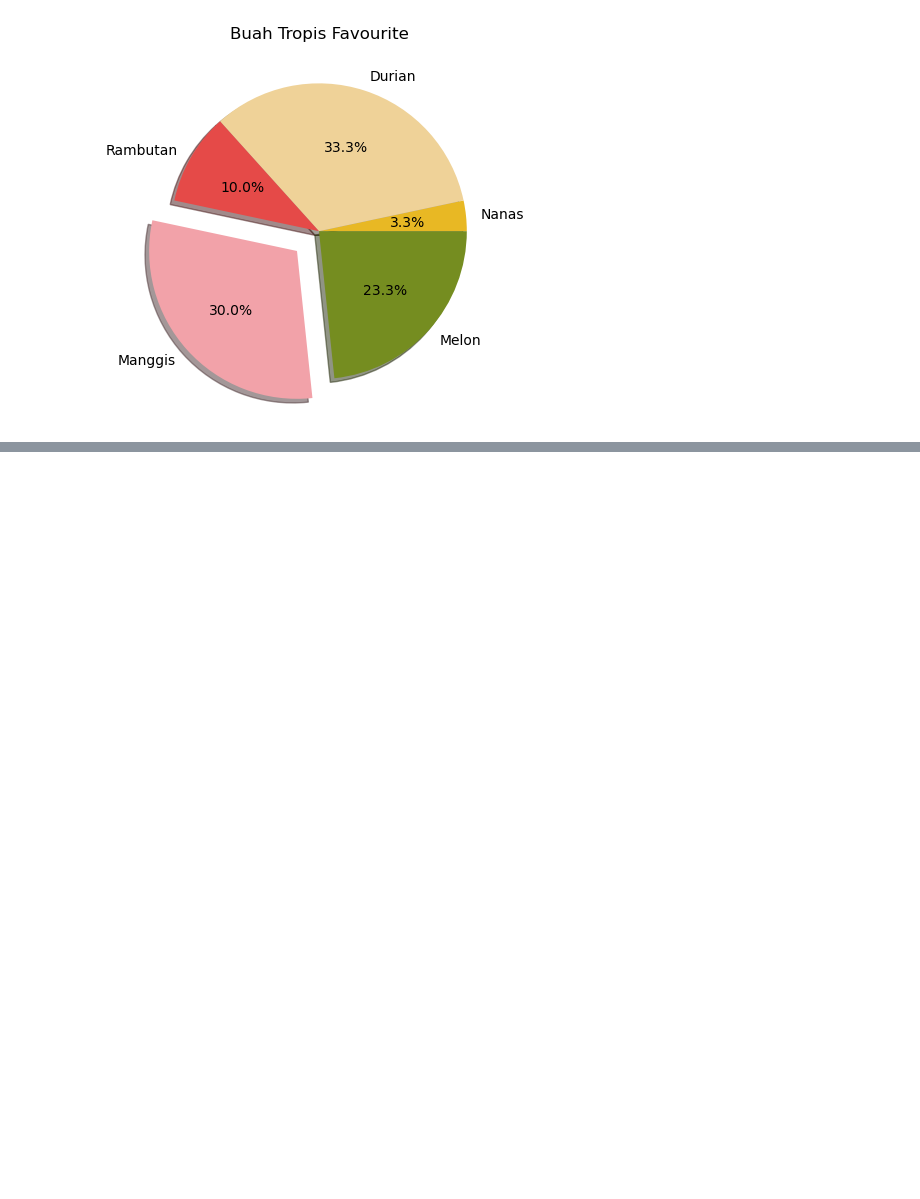
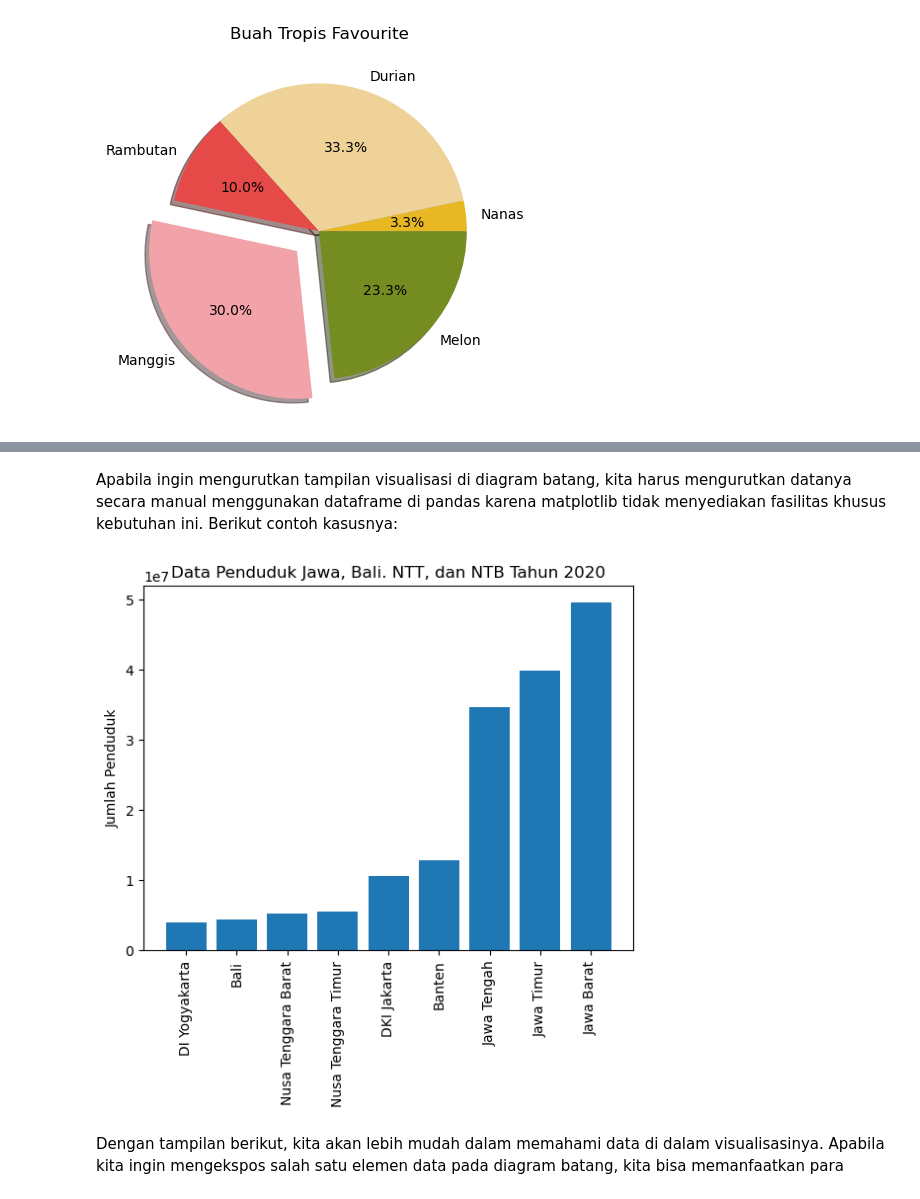
Before and after one commit to adammb86/FGAUNIKOM2021, a Jupyter notebook: Topic 14 - Visualisasi Data di Python.ipynb, the cells around one changed output, grey strips where cells are left out. Drawn from its saved outputs; the diff is of its cells as text; code cells hidden in the pictures; blank space fills up the shorter version.

```diff
--- a/Topic 14 - Visualisasi Data di Python.ipynb
+++ b/Topic 14 - Visualisasi Data di Python.ipynb
@@ -130,0 +170,29 @@ plt.show()
+# %% [markdown]
+Apabila ingin mengurutkan tampilan visualisasi di diagram batang, kita harus mengurutkan datanya secara manual menggunakan dataframe di pandas karena matplotlib tidak menyediakan fasilitas khusus kebutuhan ini. Berikut contoh kasusnya:
+# %%
+import matplotlib.pyplot as plt
+import numpy as np
+import pandas as pd
+
+propinsi = ['Jawa Barat', 'Jawa Tengah', 'Jawa Timur', 'DKI Jakarta', 'DI Yogyakarta', 'Banten', 'Bali', 'Nusa Tenggara Timur',  'Nusa Tenggara Barat']
+jumlah_penduduk = [49565200, 34738200, 39955900, 10576400, 3919200, 12895300, 4414400, 5513400, 5225900]
+
+data_penduduk = pd.DataFrame({'Propinsi': propinsi, 'Jumlah Penduduk': jumlah_penduduk})
+data_penduduk.sort_values(by='Jumlah Penduduk', inplace=True)
+
+x_coords = np.arange(len(propinsi))
+plt.bar(
+    x_coords,
+    data_penduduk['Jumlah Penduduk'],
+    tick_label= data_penduduk['Propinsi']
+)
+
+plt.xticks(rotation=90)
+plt.ylabel('Jumlah Penduduk')
+plt.title('Data Penduduk Jawa, Bali. NTT, dan NTB Tahun 2020')
+
+plt.show()
+# %% [output]
+[figure, added]
+# %% [markdown]
+Dengan tampilan berikut, kita akan lebih mudah dalam memahami data di dalam visualisasinya. Apabila kita ingin mengekspos salah satu elemen data pada diagram batang, kita bisa memanfaatkan para
```
Also changed, not shown: parts of 2 cells of this notebook, 1 other file.
